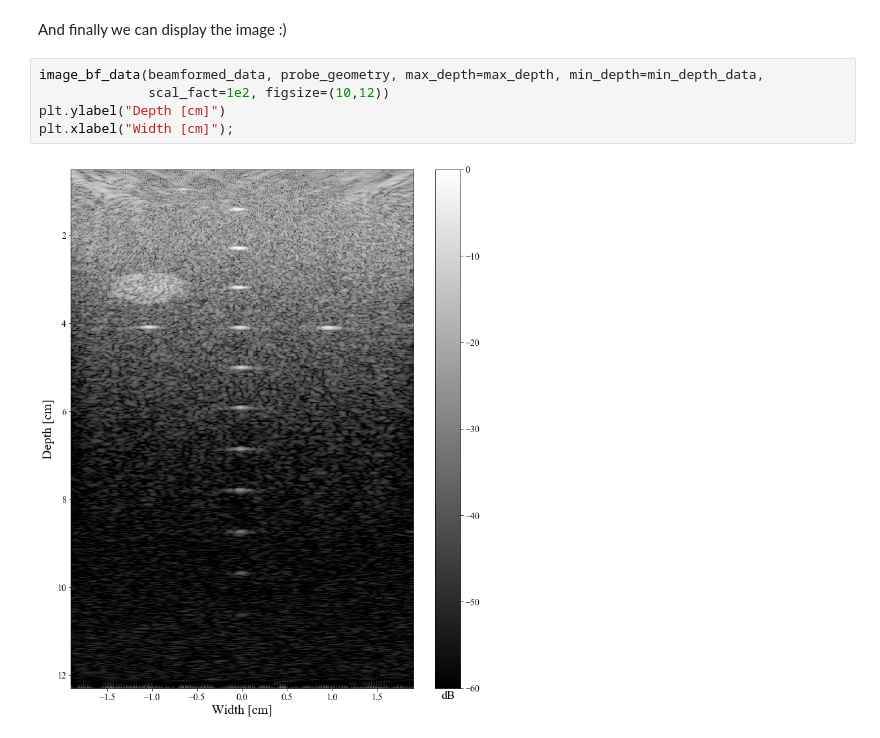
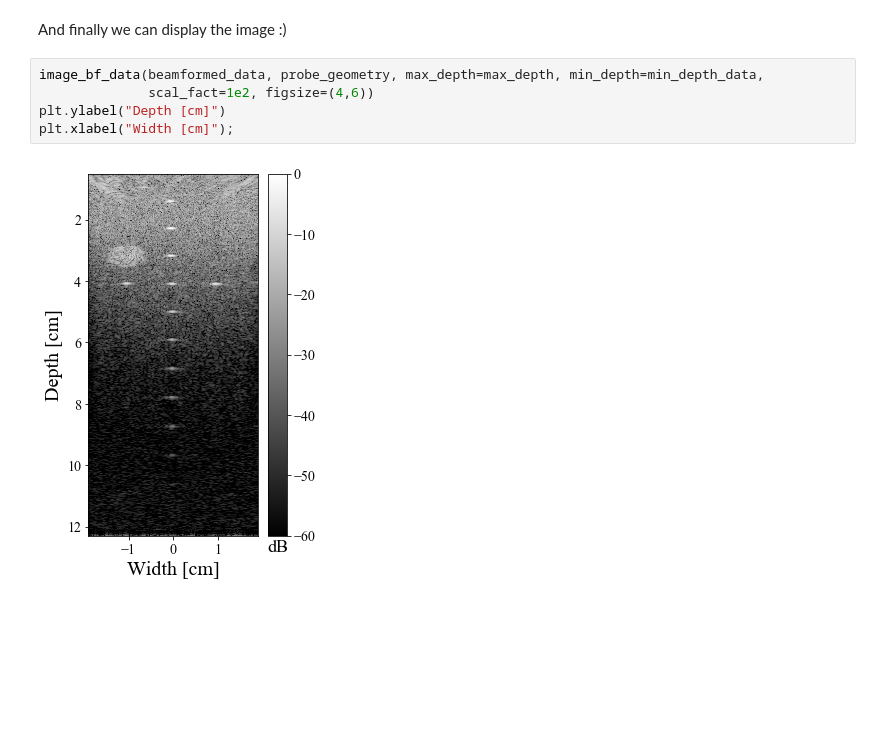
Before and after one commit to ebezzam/frius, a Jupyter notebook: notebooks/das_plane_wave_imaging.ipynb, the cells around one changed output. Drawn from its saved outputs; the diff is of its cells as text; blank space fills up the shorter version.

```diff
--- a/notebooks/das_plane_wave_imaging.ipynb
+++ b/notebooks/das_plane_wave_imaging.ipynb
@@ -54,8 +56,8 @@ beamformed_data, time_samples, lateral_pos = das_beamform(rf_data, samp_freq, pi
 And finally we can display the image :)
 # %%
 image_bf_data(beamformed_data, probe_geometry, max_depth=max_depth, min_depth=min_depth_data,
-              scal_fact=1e2, figsize=(10,12))
+              scal_fact=1e2, figsize=(4,6))
 plt.ylabel("Depth [cm]")
 plt.xlabel("Width [cm]");
 # %% [output]
-[figure, old version]
+[figure, new version]
```
Also changed, not shown: parts of 1 cell of this notebook, 46 other files.
